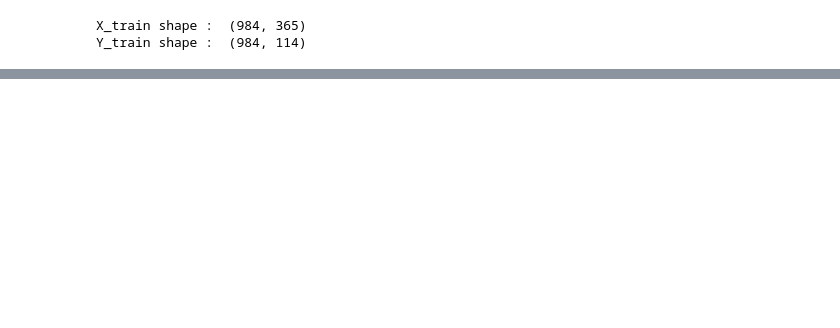
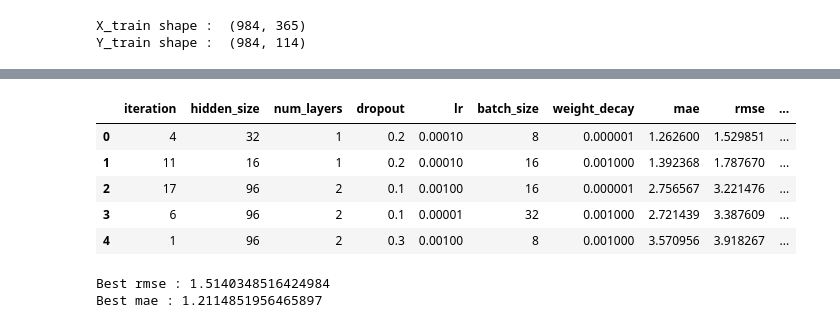
Before and after one commit to Cabr3l/Daily-Climate-Time-Series, a Jupyter notebook: ces.ipynb, the cells around one changed output, grey strips where cells are left out. Cells and saved outputs as stored; diff of their text form; code cells hidden in the pictures; blank space fills up the shorter version.

```diff
--- a/ces.ipynb
+++ b/ces.ipynb
@@ -387,0 +585,33 @@ for epoch in range(epochs):
+# %%
+summary = pd.DataFrame([
+    {
+        "iteration": m["iteration"],
+        "hidden_size": m["params"]["hidden_size"],
+        "num_layers": m["params"]["num_layers"],
+        "dropout": m["params"]["dropout"],
+        "lr": m["params"]["lr"],
+        "batch_size": m["params"]["batch_size"],
+        "weight_decay": m["params"]["weight_decay"],
+        "mae": m["mae"],
+        "rmse": m["rmse"],
+        "n_params": m["n_params"],
+    }
+    for m in tested_models
+])
+
+summary = summary.sort_values("rmse").reset_index(drop=True)
+
+summary.head()
+# %% [output]
+|  | iteration | hidden_size | num_layers | dropout | lr | batch_size | weight_decay | mae | rmse | ... |
+| 0 | 4 | 32 | 1 | 0.2 | 0.00010 | 8 | 0.000001 | 1.262600 | 1.529851 | ... |
+| 1 | 11 | 16 | 1 | 0.2 | 0.00010 | 16 | 0.001000 | 1.392368 | 1.787670 | ... |
+| 2 | 17 | 96 | 2 | 0.1 | 0.00100 | 16 | 0.000001 | 2.756567 | 3.221476 | ... |
+| 3 | 6 | 96 | 2 | 0.1 | 0.00001 | 32 | 0.001000 | 2.721439 | 3.387609 | ... |
+| 4 | 1 | 96 | 2 | 0.3 | 0.00100 | 8 | 0.001000 | 3.570956 | 3.918267 | ... |
+# %%
+print(f"Best rmse : {best_rmse}")
+print(f"Best mae : {best_mae}")
+# %% [output]
+Best rmse : 1.5140348516424984
+Best mae : 1.2114851956465897
```
Also changed, not shown: parts of 20 cells of this notebook.
